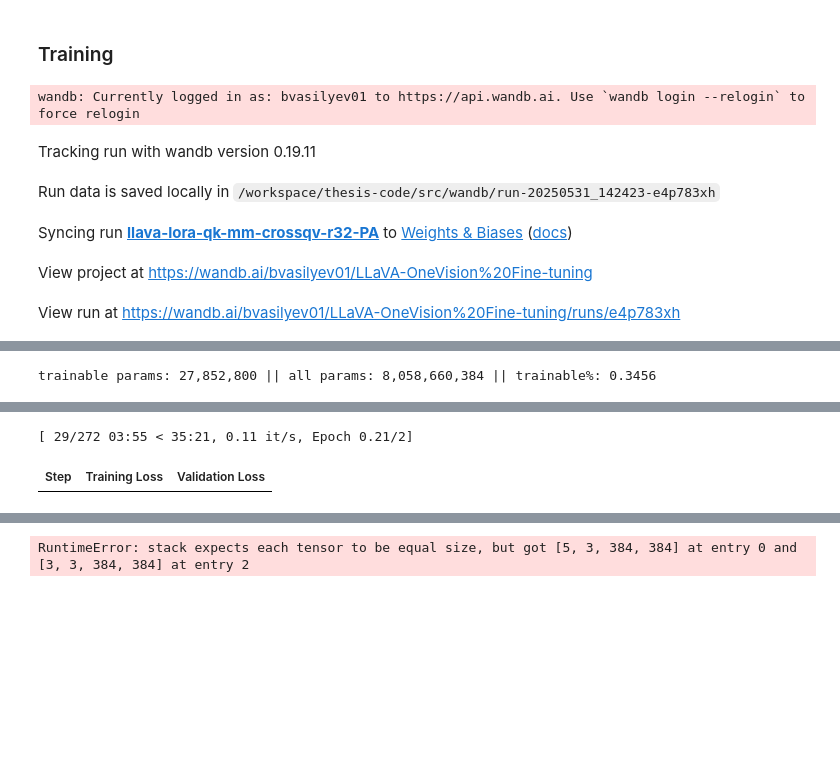
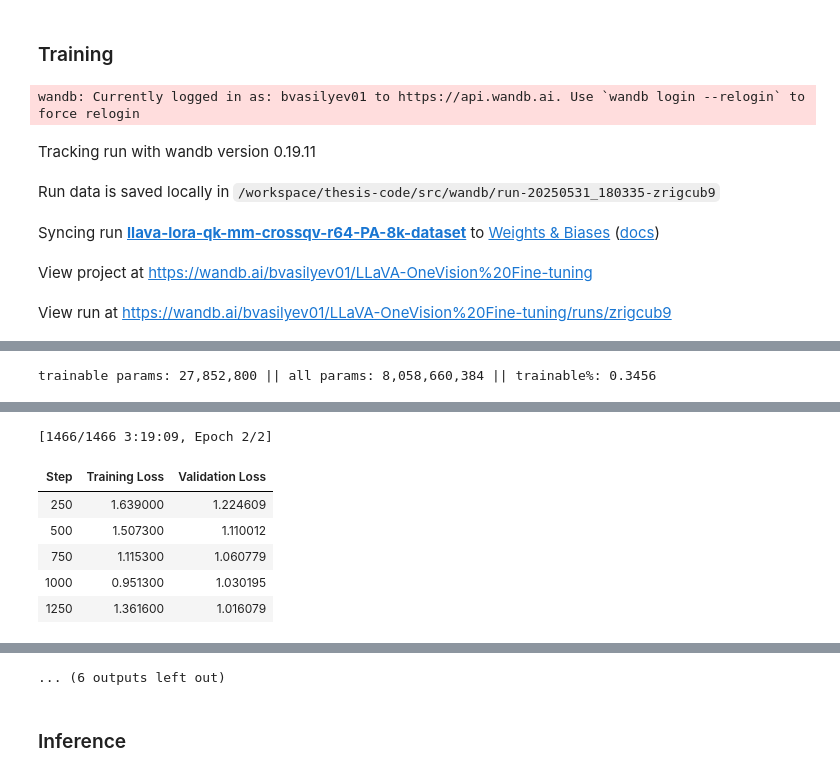
Before and after one commit to bavasilev01/thesis-code, a Jupyter notebook: src/train_nb.ipynb, the cells around one changed output, grey strips where cells are left out. Drawn from its saved outputs; the diff is of its cells as text; code cells hidden in the pictures; blank space fills up the shorter version.

```diff
--- a/src/train_nb.ipynb
+++ b/src/train_nb.ipynb
@@ -29,8 +47,10 @@ model_name = "../models/llava-onevision-qwen2-7b-ov-hf"
 processor = AutoProcessor.from_pretrained(model_name, use_fast=True)
 tokenizer = processor.tokenizer
 
-base_ds = MIMICDataset(dataset_csv="../data/data_1k.csv")
-full_ds = LLaVAOneVisionDataset(base_ds, processor, max_length=4096, mode="report")
+base_ds = MIMICDataset(dataset_csv="../data/data_8k.csv",
+                       allowed_resolutions=[(764, 636), (636, 764)])
+
+full_ds = LLaVAOneVisionDataset(base_ds, processor, max_length=3584, mode="report")
 train_size = int(0.9 * len(full_ds))
 train_ds, eval_ds = random_split(full_ds, [train_size, len(full_ds) - train_size])
 # %% [output]
@@ -81,7 +101,7 @@ Impression: Small right pleural effusion with patchy bibasilar airspace opacitie
 data_collator = LLaVADataCollator(
     tokenizer=processor.tokenizer,
     padding=True,
-    max_length=4096
+    max_length=3584
 )
 
 # Test with a small batch
@@ -305,7 +325,7 @@ Images that would need cropping: 3744/3744 (100.0%)
 # %% [markdown]
 ### Training
 # %%
-ft_model_name = "llava-lora-qk-mm-crossqv-r32-PA"
+ft_model_name = "llava-lora-qk-mm-crossqv-r64-PA-8k-dataset"
 wandb.init(project="LLaVA-OneVision Fine-tuning", name=ft_model_name)
 
 bnb_config = BitsAndBytesConfig(
@@ -340,11 +360,12 @@ model.print_trainable_parameters()
 model.to("cuda")
 
 training_args = TrainingArguments(
+    run_name=ft_model_name,
     output_dir="../models/llava-lora-output",
     per_device_train_batch_size=3,
     per_device_eval_batch_size=3,
     num_train_epochs=2,
-    learning_rate=1e-5,
+    learning_rate=2e-5,
     warmup_steps=50,
     logging_steps=2,
     eval_strategy="steps",
@@ -366,13 +387,26 @@ trainer = Trainer(
     data_collator=data_collator
 )
 
+# Log model config and hyperparameters to wandb
+wandb.config.update({
+    "model_name": model_name,
+    "ft_model_name": ft_model_name,
+    "batch_size": training_args.per_device_train_batch_size,
+    "num_train_epochs": training_args.num_train_epochs,
+    "learning_rate": training_args.learning_rate,
+    "lora_r": lora_config.r,
+    "lora_alpha": lora_config.lora_alpha,
+    "lora_dropout": lora_config.lora_dropout,
+    "quantization": bnb_config.to_dict(),
+})
+
 trainer.train()
 trainer.save_model(f"../models/{ft_model_name}")
 wandb.finish()
 # %% [output]
 wandb: Currently logged in as: bvasilyev01 to https://api.wandb.ai. Use `wandb login --relogin` to force relogin
 Tracking run with wandb version 0.19.11
-Run data is saved locally in /workspace/thesis-code/src/wandb/run-20250531_142423-e4p783xh
+Run data is saved locally in /workspace/thesis-code/src/wandb/run-20250531_180335-zrigcub9
-Syncing run llava-lora-qk-mm-crossqv-r32-PA to Weights & Biases (docs)
+Syncing run llava-lora-qk-mm-crossqv-r64-PA-8k-dataset to Weights & Biases (docs)
 View project at https://wandb.ai/bvasilyev01/LLaVA-OneVision%20Fine-tuning
-View run at https://wandb.ai/bvasilyev01/LLaVA-OneVision%20Fine-tuning/runs/e4p783xh
+View run at https://wandb.ai/bvasilyev01/LLaVA-OneVision%20Fine-tuning/runs/zrigcub9
@@ -382,4 +415,9 @@ wandb: WARNING The `run_name` is currently set to the same value as `TrainingArg
 `use_cache=True` is incompatible with gradient checkpointing. Setting `use_cache=False`.
 `loss_type=None` was set in the config but it is unrecognised.Using the default loss: `ForCausalLMLoss`.
-[ 29/272 03:55 < 35:21, 0.11 it/s, Epoch 0.21/2]
+[1466/1466 3:19:09, Epoch 2/2]
 | Step | Training Loss | Validation Loss |
+| 250 | 1.639000 | 1.224609 |
+| 500 | 1.507300 | 1.110012 |
+| 750 | 1.115300 | 1.060779 |
+| 1000 | 0.951300 | 1.030195 |
+| 1250 | 1.361600 | 1.016079 |
@@ -386 +425,3 @@ wandb: WARNING The `run_name` is currently set to the same value as `TrainingArg
-RuntimeError: stack expects each tensor to be equal size, but got [5, 3, 384, 384] at entry 0 and [3, 3, 384, 384] at entry 2
+... (6 outputs left out)
+# %% [markdown]
+### Inference
```
Also changed, not shown: parts of 10 cells of this notebook, 3 other files.
